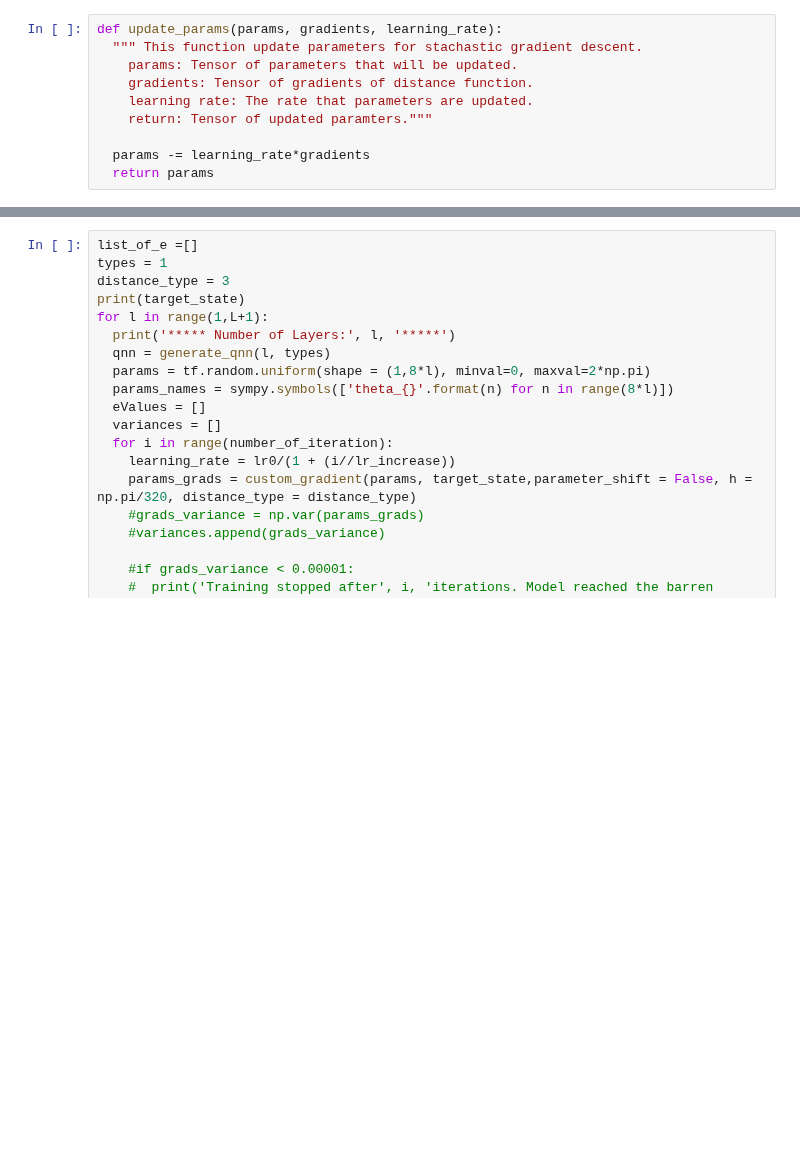
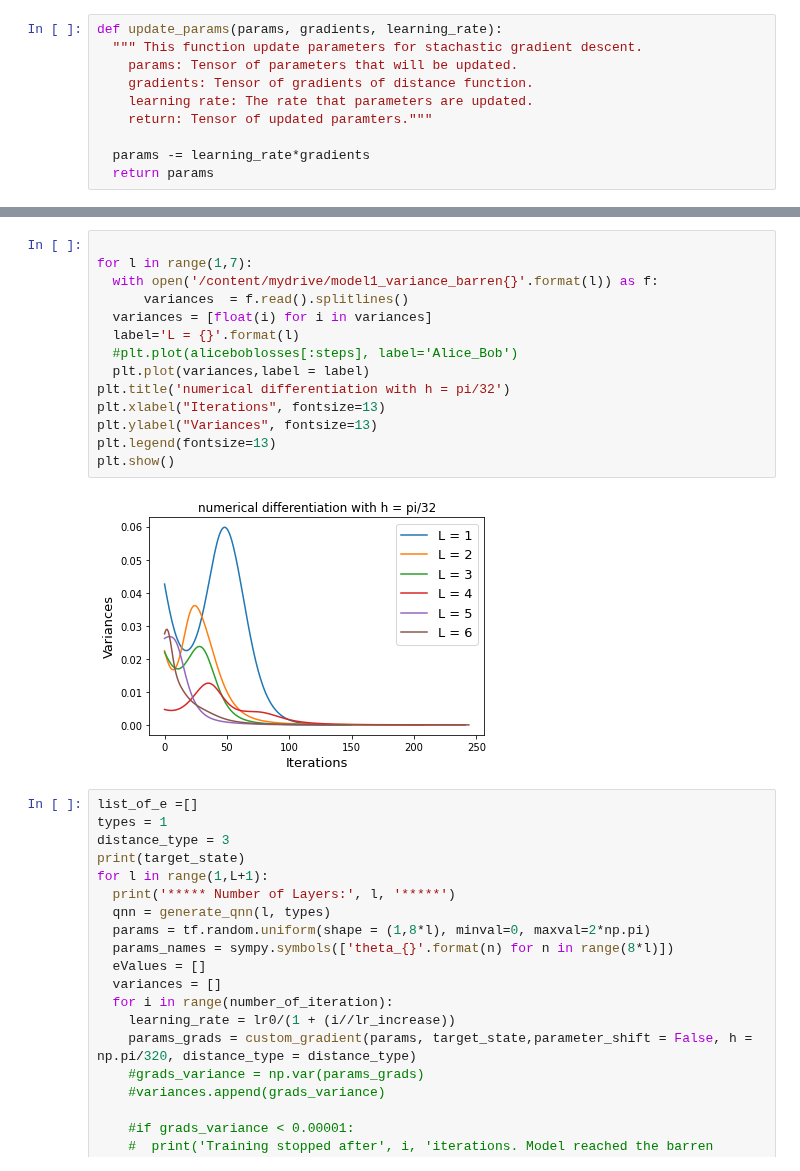
Before and after one commit to nargesalavi/Quantum-Open-Source-Foundation-Mentorship, a Jupyter notebook: QNN_Optimization.ipynb, the cells around one changed output, grey strips where cells are left out. Saved outputs shown, nothing was run; the diff lists cells and outputs as text; blank space fills up the shorter version.

```diff
--- a/QNN_Optimization.ipynb
+++ b/QNN_Optimization.ipynb
@@ -266,3 +397,19 @@ lr_increase = 50
+# %%
+
+for l in range(1,7):
+  with open('/content/mydrive/model1_variance_barren{}'.format(l)) as f:
+      variances  = f.read().splitlines()
+  variances = [float(i) for i in variances]
+  label='L = {}'.format(l)
+  #plt.plot(aliceboblosses[:steps], label='Alice_Bob')
+  plt.plot(variances,label = label)
+plt.title('numerical differentiation with h = pi/32')
+plt.xlabel("Iterations", fontsize=13)
+plt.ylabel("Variances", fontsize=13)
+plt.legend(fontsize=13)
+plt.show()
+# %% [output]
+[figure, added]
 # %%
 list_of_e =[]
 types = 1
```
Also changed, not shown: parts of 9 cells of this notebook.
